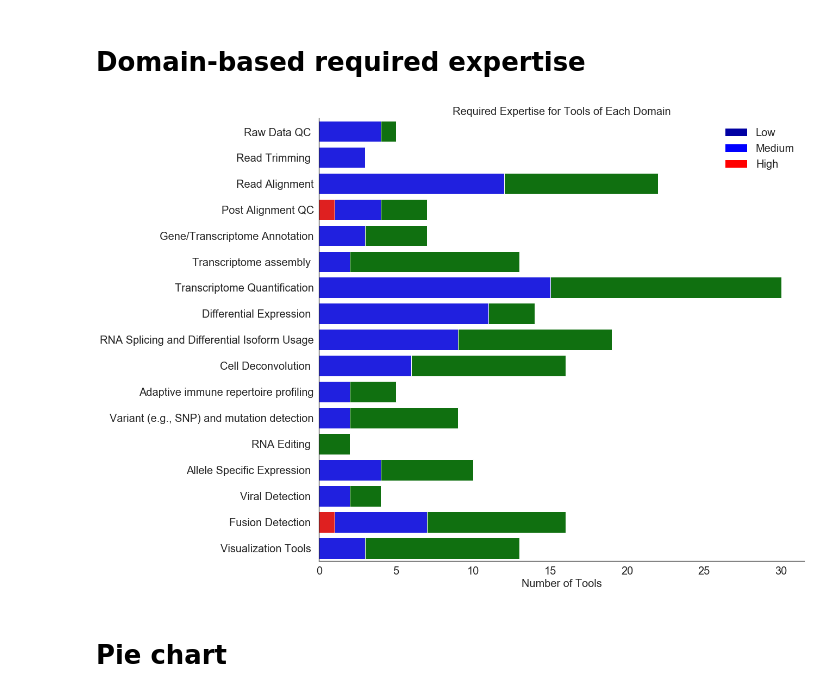
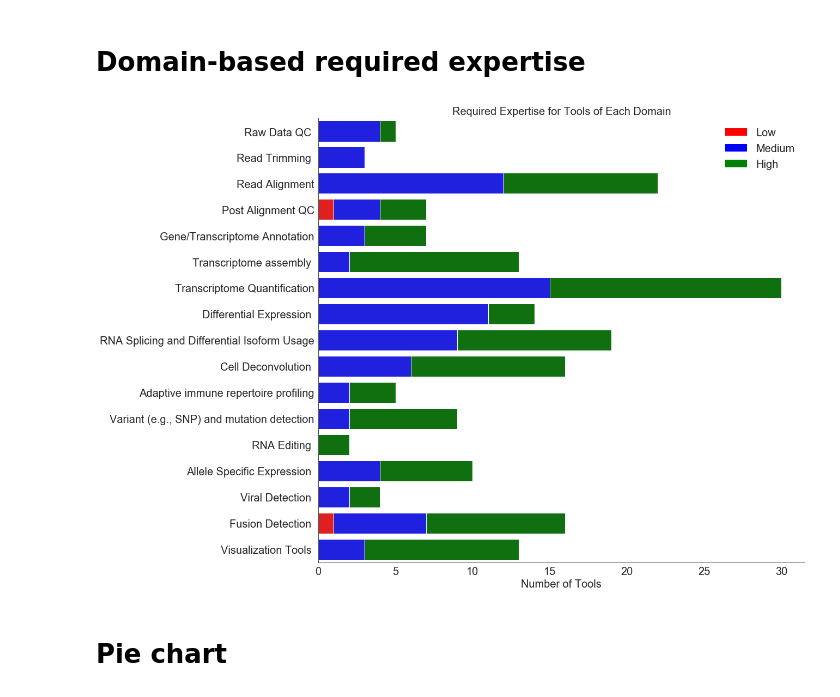
Before and after one commit to LizChang/RNA_seq_figures, a Jupyter notebook: notebooks/RNA_Seq_table.ipynb, the cells around one changed output. Saved outputs shown, nothing was run; the diff lists cells and outputs as text; code cells hidden in the pictures.

Commit message:
new figures

```diff
--- a/notebooks/RNA_Seq_table.ipynb
+++ b/notebooks/RNA_Seq_table.ipynb
@@ -159,38 +159,38 @@ stacked_bar_data["total"] = stacked_bar_data.easy + stacked_bar_data.medium + st
 sns.set_style("white")
 sns.set_context({"figure.figsize": (16, 15)})
 
 #Plot 1 - background - "total" (top)
 top_plot = sns.barplot(y = stacked_bar_data.domain_name, x = stacked_bar_data.total, color = "green")
 
 #Plot 2 - overlay - "medium"
 medium_plot = sns.barplot(y = stacked_bar_data.domain_name, x = stacked_bar_data.medium + stacked_bar_data.easy,
                           color = "blue")
 
 #Plot3 - overlay - "bottom"
 bottom_plot = sns.barplot(y = stacked_bar_data.domain_name, x = stacked_bar_data.easy, color = "red")
 
 
-#topbar = plt.Rectangle((0,0),1,1,fc="green", edgecolor = 'none')
-#mediumbar = plt.Rectangle((0,0),1,1,fc='blue',  edgecolor = 'none')
-#bottombar = plt.Rectangle((0,0),1,1,fc="red", edgecolor = 'none')
+topbar = plt.Rectangle((0,0),1,1,fc="green", edgecolor = 'none')
+mediumbar = plt.Rectangle((0,0),1,1,fc='blue',  edgecolor = 'none')
+bottombar = plt.Rectangle((0,0),1,1,fc="red", edgecolor = 'none')
 l = plt.legend([bottombar, mediumbar, topbar], ['Low', 'Medium', 'High'], loc='best', prop={'size':20})
 l.draw_frame(False)
 plt.title("Required Expertise for Tools of Each Domain", fontsize = 20)
 
 sns.despine()
 bottom_plot.set_xlabel("Number of Tools")
 bottom_plot.set_ylabel("")
 
 #Set fonts to consistent size
 for item in ([bottom_plot.xaxis.label, bottom_plot.yaxis.label] ):
     item.set_fontsize(20)
 for items in (bottom_plot.get_xticklabels() + bottom_plot.get_yticklabels()):
     items.set_fontsize(20)
 
 
-plt.savefig('../figures/figure2.png')
+plt.savefig('../figures/figure2.png', bbox_inches='tight')
 # %% [output]
-[figure, old version]
+[figure, new version]
 # %% [markdown]
 # Pie chart
 # %%
```
Also changed, not shown: parts of 5 cells of this notebook, 5 other files.
